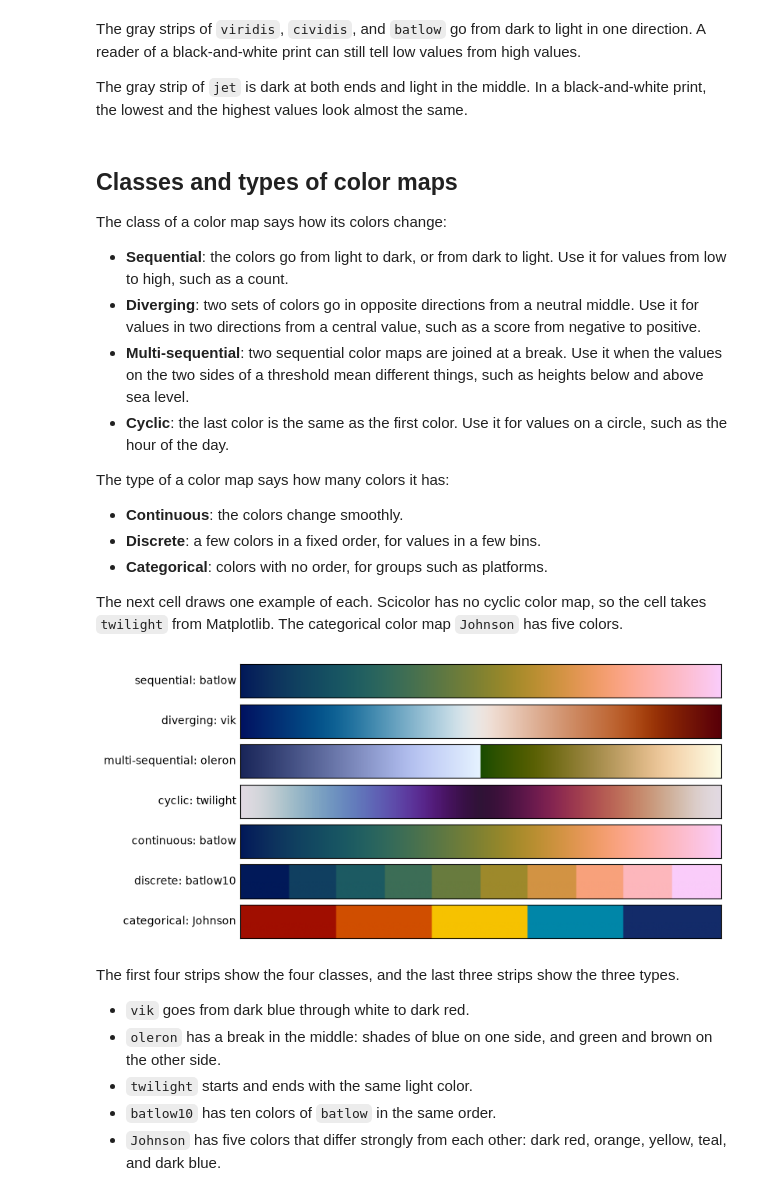
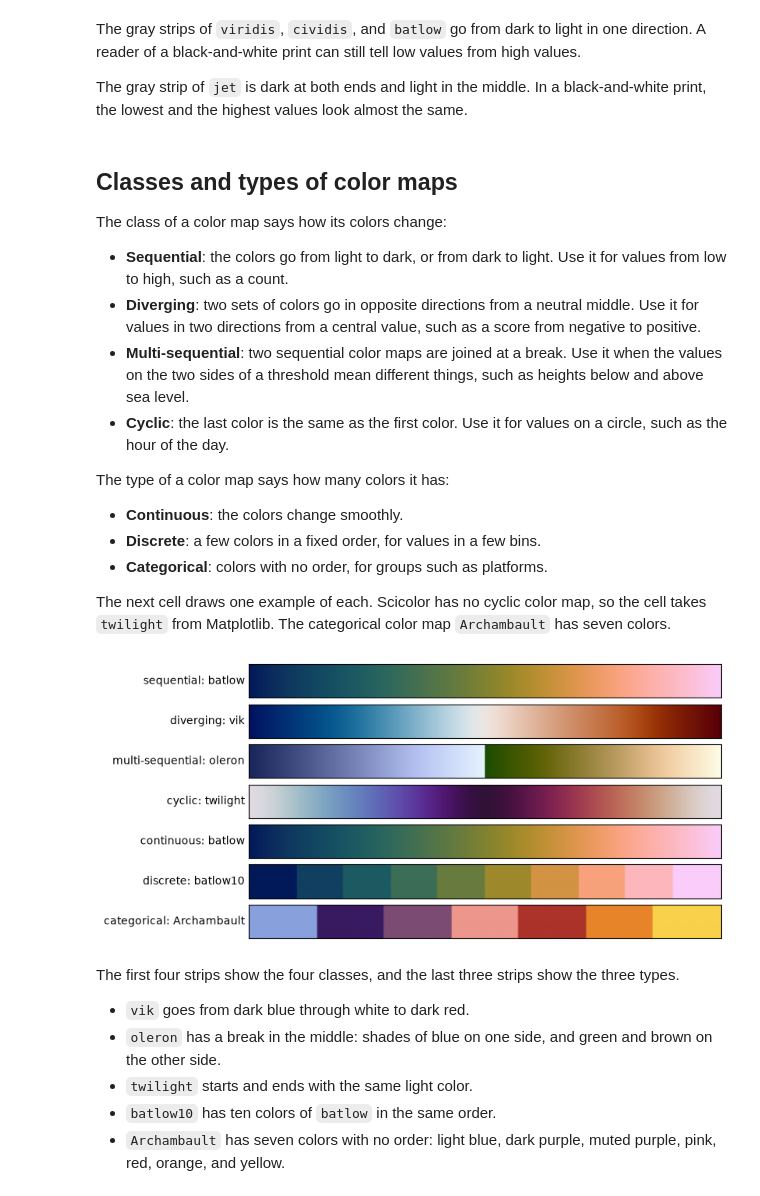
Before and after one commit to YangKCLab/social-media-ds-course, a Jupyter notebook: demos/data_vis/color-maps.ipynb, the cells around one changed output. Saved outputs shown, nothing was run; the diff lists cells and outputs as text; code cells hidden in the pictures.

Commit message:
demos: the two color notebooks of data_vis use the Archambault color map

```diff
--- a/demos/data_vis/color-maps.ipynb
+++ b/demos/data_vis/color-maps.ipynb
@@ -233,27 +233,27 @@ The type of a color map says how many colors it has:
 
 The next cell draws one example of each.
 Scicolor has no cyclic color map, so the cell takes `twilight` from Matplotlib.
-The categorical color map `Johnson` has five colors.
+The categorical color map `Archambault` has seven colors.
 # %%
 examples = {
     "sequential: batlow": scicolor.get_cmap("batlow"),
     "diverging: vik": scicolor.get_cmap("vik"),
     "multi-sequential: oleron": scicolor.get_cmap("oleron"),
     "cyclic: twilight": matplotlib.colormaps["twilight"],
     "continuous: batlow": scicolor.get_cmap("batlow"),
     "discrete: batlow10": scicolor.get_cmap("batlow10"),
-    "categorical: Johnson": scicolor.get_cmap("Johnson"),
+    "categorical: Archambault": scicolor.get_cmap("Archambault"),
 }
 
 fig, axes = plt.subplots(len(examples), 1, figsize=(8, 3.6), layout="constrained")
 for ax, (label, cmap) in zip(axes, examples.items()):
     ax.imshow(gradient, aspect="auto", cmap=cmap)
     ax.set_ylabel(label, rotation=0, ha="right", va="center")
     ax.set_xticks([])
     ax.set_yticks([])
 plt.show()
 # %% [output]
-[figure, old version]
+[figure, new version]
 # %% [markdown]
 The first four strips show the four classes, and the last three strips show the three types.
 
@@ -261,4 +261,4 @@ The first four strips show the four classes, and the last three strips show the
 - `oleron` has a break in the middle: shades of blue on one side, and green and brown on the other side.
 - `twilight` starts and ends with the same light color.
 - `batlow10` has ten colors of `batlow` in the same order.
-- `Johnson` has five colors that differ strongly from each other: dark red, orange, yellow, teal, and dark blue.
+- `Archambault` has seven colors with no order: light blue, dark purple, muted purple, pink, red, orange, and yellow.
```
Also changed, not shown: 1 other file.
